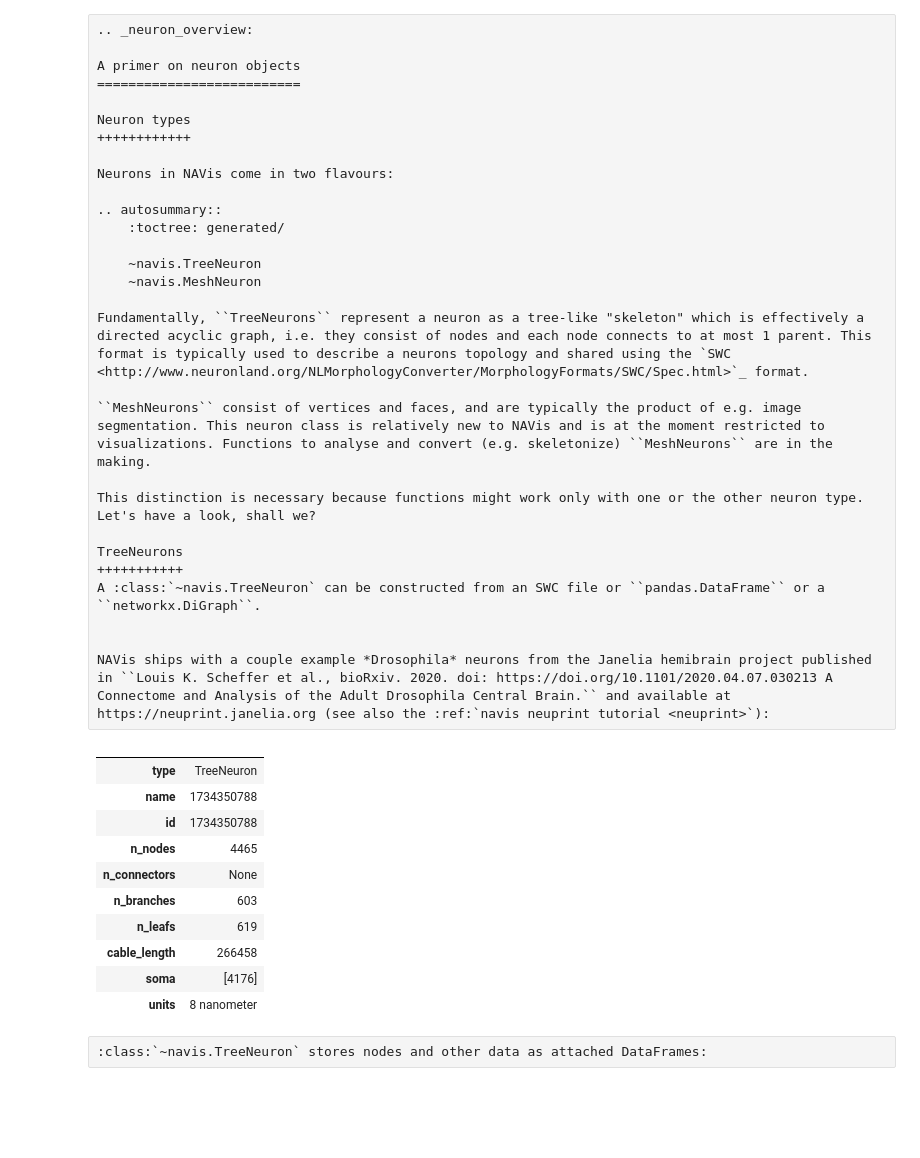
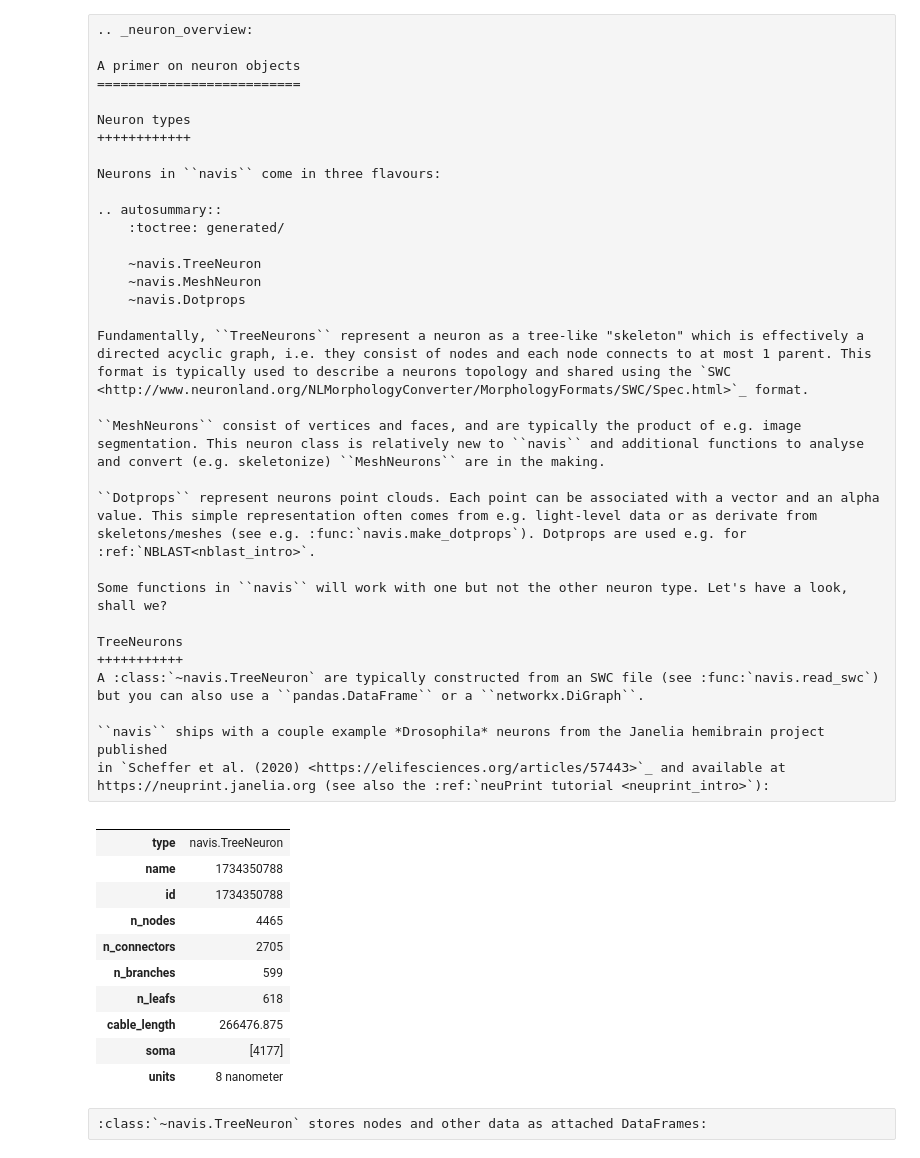
Before and after one commit to navis-org/navis, a Jupyter notebook: docs/source/tutorials/neurons_intro.ipynb, the cells around one changed output. Cells and saved outputs as stored; diff of their text form; code cells hidden in the pictures; blank space fills up the shorter version.

```diff
--- a/docs/source/tutorials/neurons_intro.ipynb
+++ b/docs/source/tutorials/neurons_intro.ipynb
@@ -7,44 +7,50 @@ A primer on neuron objects
 Neuron types
 ++++++++++++
 
-Neurons in NAVis come in two flavours:
+Neurons in ``navis`` come in three flavours:
 
 .. autosummary::
     :toctree: generated/
 
  	~navis.TreeNeuron
     ~navis.MeshNeuron
+    ~navis.Dotprops
 
 Fundamentally, ``TreeNeurons`` represent a neuron as a tree-like "skeleton" which is effectively a directed acyclic graph, i.e. they consist of nodes and each node connects to at most 1 parent. This format is typically used to describe a neurons topology and shared using the `SWC <http://www.neuronland.org/NLMorphologyConverter/MorphologyFormats/SWC/Spec.html>`_ format.
 
-``MeshNeurons`` consist of vertices and faces, and are typically the product of e.g. image segmentation. This neuron class is relatively new to NAVis and is at the moment restricted to visualizations. Functions to analyse and convert (e.g. skeletonize) ``MeshNeurons`` are in the making.
+``MeshNeurons`` consist of vertices and faces, and are typically the product of e.g. image segmentation. This neuron class is relatively new to ``navis`` and additional functions to analyse and convert (e.g. skeletonize) ``MeshNeurons`` are in the making.
 
-This distinction is necessary because functions might work only with one or the other neuron type. Let's have a look, shall we?
+``Dotprops`` represent neurons point clouds. Each point can be associated with a vector and an alpha value. This simple representation often comes from e.g. light-level data or as derivate from skeletons/meshes (see e.g. :func:`navis.make_dotprops`). Dotprops are used e.g. for :ref:`NBLAST<nblast_intro>`.
+
+Some functions in ``navis`` will work with one but not the other neuron type. Let's have a look, shall we?
 
 TreeNeurons
 +++++++++++
-A :class:`~navis.TreeNeuron` can be constructed from an SWC file or ``pandas.DataFrame`` or a ``networkx.DiGraph``.
+A :class:`~navis.TreeNeuron` are typically constructed from an SWC file (see :func:`navis.read_swc`) but you can also use a ``pandas.DataFrame`` or a ``networkx.DiGraph``.
 
-
-NAVis ships with a couple example *Drosophila* neurons from the Janelia hemibrain project published
-in ``Louis K. Scheffer et al., bioRxiv. 2020. doi: https://doi.org/10.1101/2020.04.07.030213 A Connectome and Analysis of the Adult Drosophila Central Brain.`` and available at https://neuprint.janelia.org (see also the :ref:`navis neuprint tutorial <neuprint>`):
+``navis`` ships with a couple example *Drosophila* neurons from the Janelia hemibrain project published
+in `Scheffer et al. (2020) <https://elifesciences.org/articles/57443>`_ and available at https://neuprint.janelia.org (see also the :ref:`neuPrint tutorial <neuprint_intro>`):
-# %%
-import navis
-
-s = navis.example_neurons(n=1, kind='skeleton')
-s
-# %% [output]
-|  |  |
-| type | TreeNeuron |
-| name | 1734350788 |
-| id | 1734350788 |
-| n_nodes | 4465 |
-| n_connectors | None |
-| n_branches | 603 |
-| n_leafs | 619 |
-| cable_length | 266458 |
-| soma | [4176] |
-| units | 8 nanometer |
+# %%
+# Import navis
+import navis
+
+# Load one of the example neurons
+sk = navis.example_neurons(n=1, kind='skeleton')
+
+# Inspect the neuron
+sk
+# %% [output]
+|  |  |
+| type | navis.TreeNeuron |
+| name | 1734350788 |
+| id | 1734350788 |
+| n_nodes | 4465 |
+| n_connectors | 2705 |
+| n_branches | 599 |
+| n_leafs | 618 |
+| cable_length | 266476.875 |
+| soma | [4177] |
+| units | 8 nanometer |
 # %% [raw]
 :class:`~navis.TreeNeuron` stores nodes and other data as attached DataFrames:
 # %%
```
Also changed, not shown: parts of 25 cells of this notebook, 12 other files.
